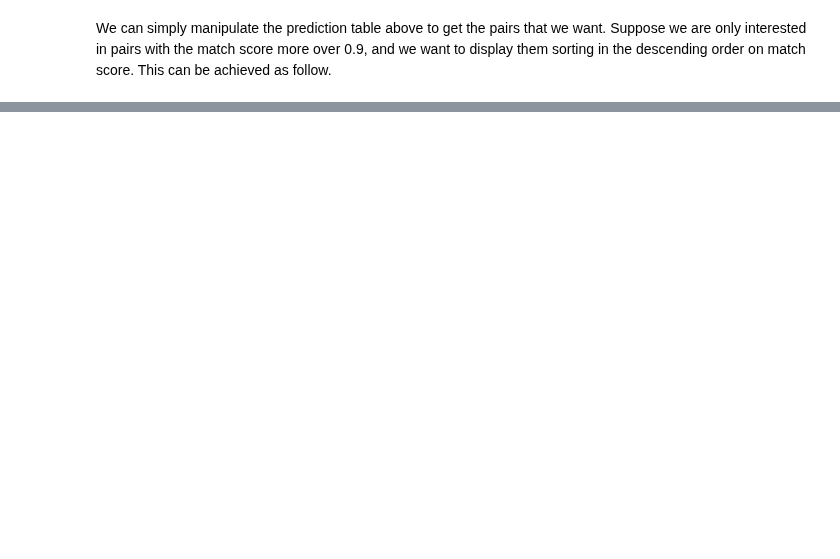
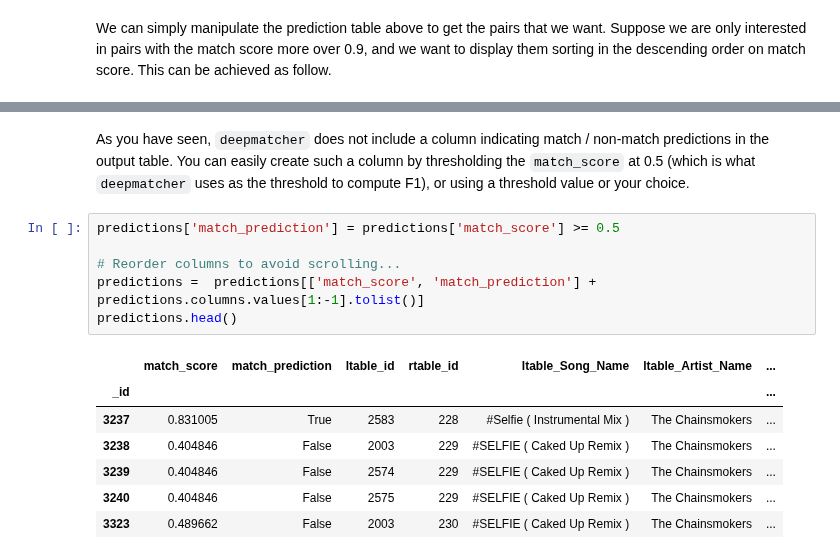
Before and after one commit to anhaidgroup/deepmatcher, a Jupyter notebook: examples/end_to_end_em.ipynb, the cells around one changed output, grey strips where cells are left out. Drawn from its saved outputs; the diff is of its cells as text; blank space fills up the shorter version.

```diff
--- a/examples/end_to_end_em.ipynb
+++ b/examples/end_to_end_em.ipynb
@@ -319,0 +337,16 @@ high_score_pairs
+# %% [markdown]
+As you have seen, `deepmatcher` does not include a column indicating match / non-match predictions in the output table. You can easily create such a column by thresholding the `match_score` at 0.5 (which is what `deepmatcher` uses as the threshold to compute F1), or using a threshold value or your choice.
+# %%
+predictions['match_prediction'] = predictions['match_score'] >= 0.5
+
+# Reorder columns to avoid scrolling...
+predictions =  predictions[['match_score', 'match_prediction'] + predictions.columns.values[1:-1].tolist()]
+predictions.head()
+# %% [output]
+|  | match_score | match_prediction | ltable_id | rtable_id | ltable_Song_Name | ltable_Artist_Name | ... |
+| _id |  |  |  |  |  |  | ... |
+| 3237 | 0.831005 | True | 2583 | 228 | #Selfie ( Instrumental Mix ) | The Chainsmokers | ... |
+| 3238 | 0.404846 | False | 2003 | 229 | #SELFIE ( Caked Up Remix ) | The Chainsmokers | ... |
+| 3239 | 0.404846 | False | 2574 | 229 | #SELFIE ( Caked Up Remix ) | The Chainsmokers | ... |
+| 3240 | 0.404846 | False | 2575 | 229 | #SELFIE ( Caked Up Remix ) | The Chainsmokers | ... |
+| 3323 | 0.489662 | False | 2003 | 230 | #SELFIE ( Caked Up Remix ) | The Chainsmokers | ... |
```
Also changed, not shown: parts of 10 cells of this notebook, 4 other files.
